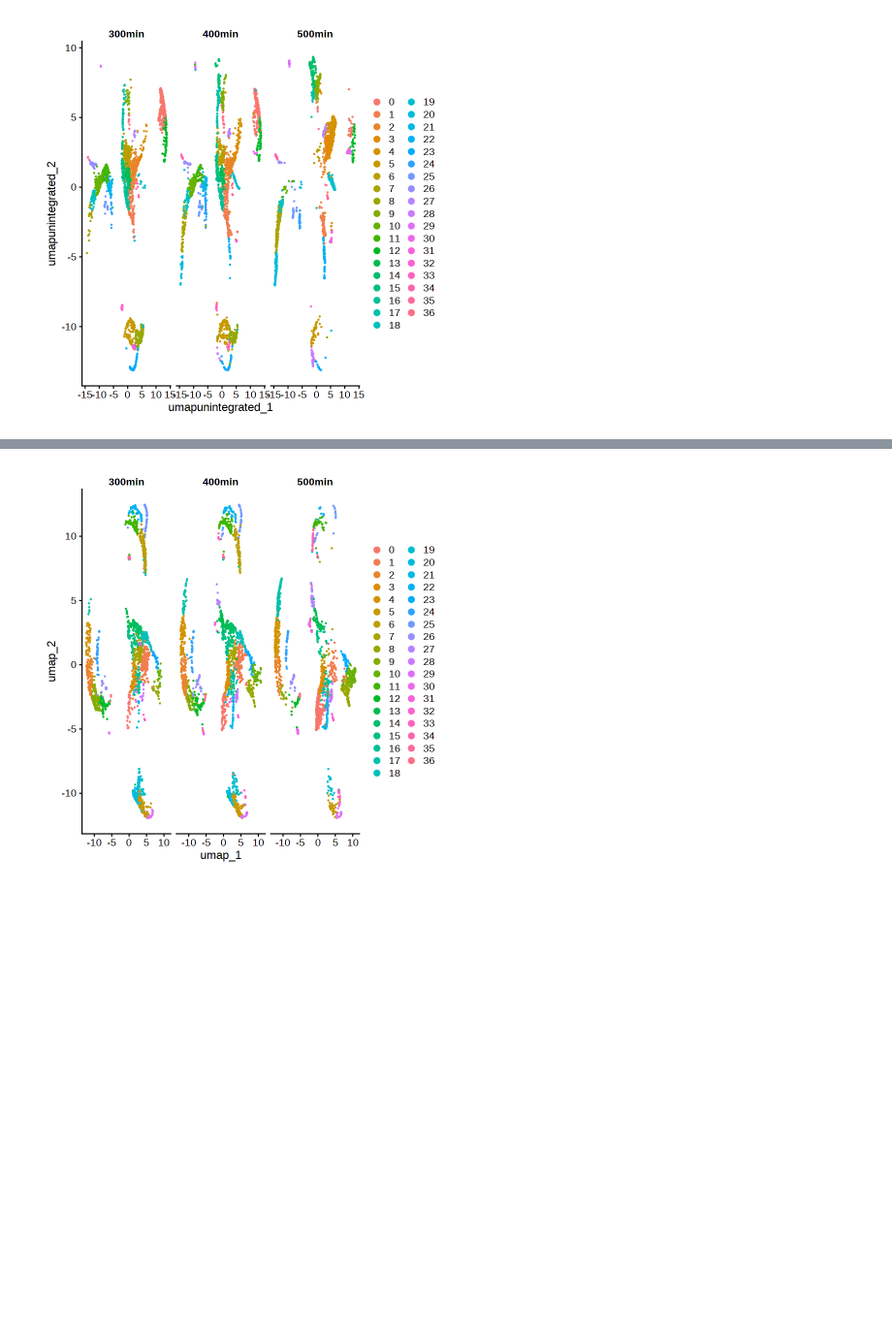
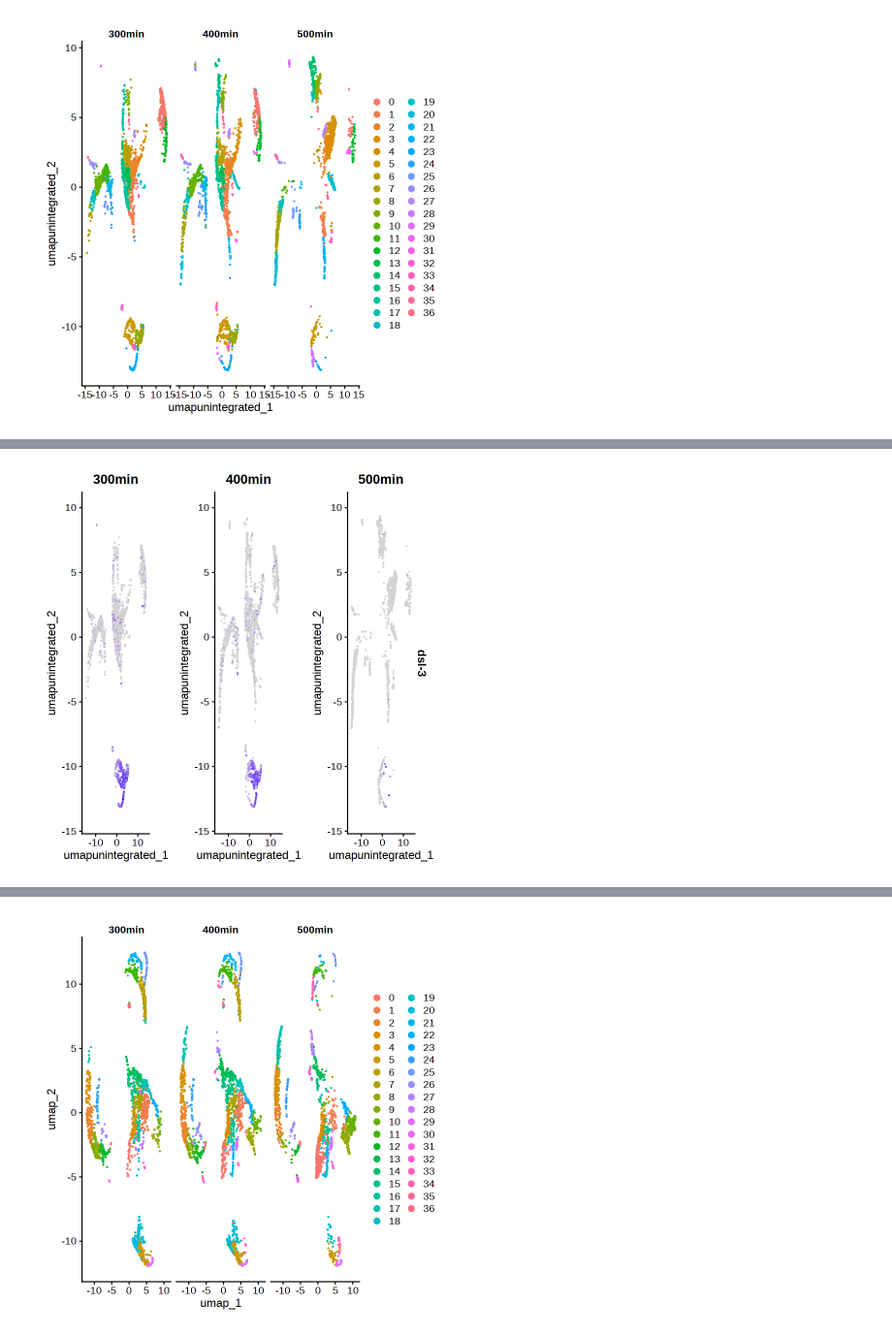
Before and after one commit to Bix4UMD/BIOI611_lab, a Jupyter notebook: docs/BIOI611_scRNA_cele.ipynb, the cells around one changed output, grey strips where cells are left out. Shown at 97% size. Saved outputs shown, nothing was run; the diff lists cells and outputs as text; code cells hidden in the pictures; blank space fills up the shorter version.

```diff
--- a/docs/BIOI611_scRNA_cele.ipynb
+++ b/docs/BIOI611_scRNA_cele.ipynb
@@ -563,0 +562,5 @@ DimPlot(so_merged,
+# %%
+FeaturePlot(so_merged, feature="dsl-3", pt.size = 0.1,
+             split.by = c("orig.ident"))
+# %% [output]
+[figure, added]
```
Also changed, not shown: parts of 27 cells of this notebook.
